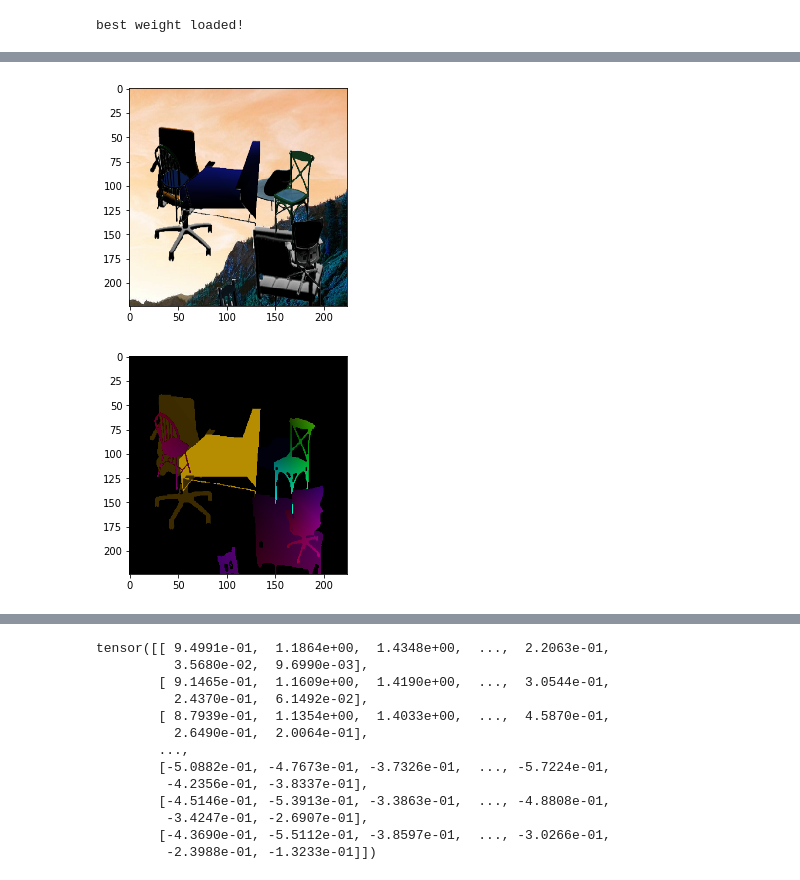
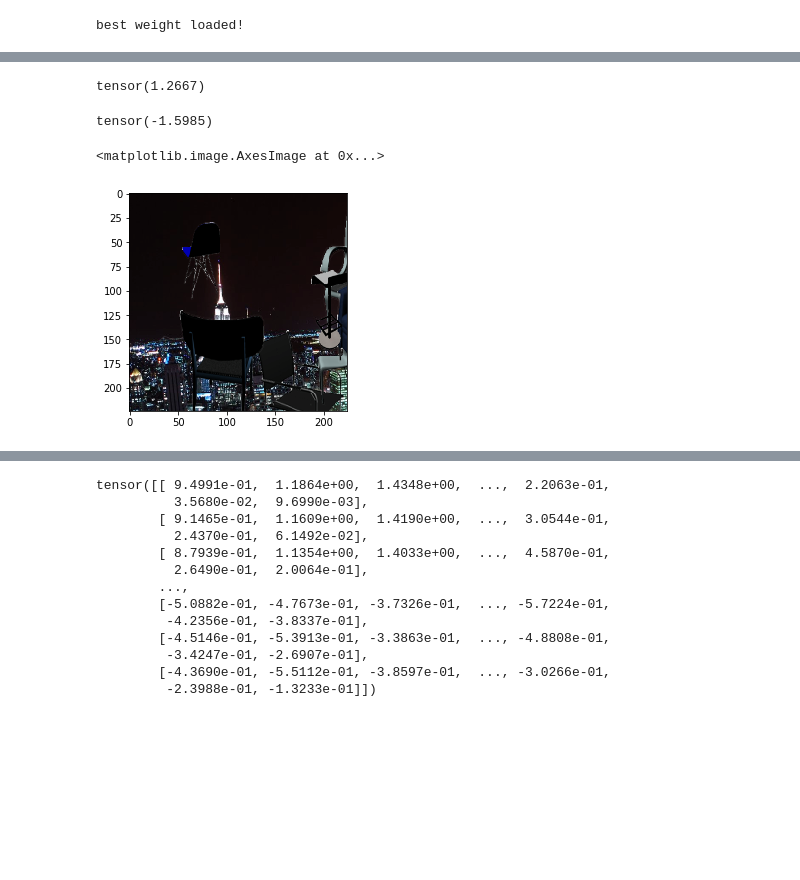
Before and after one commit to TMYuan/UnifiedNet, a Jupyter notebook: Test.ipynb, the cells around one changed output, grey strips where cells are left out. Saved outputs shown, nothing was run; the diff lists cells and outputs as text; code cells hidden in the pictures; blank space fills up the shorter version.

```diff
--- a/Test.ipynb
+++ b/Test.ipynb
@@ -163,8 +161,15 @@ torch.Size([1, 2, 224, 224])
+# %%
+img, flow = fc_train[0]
+# %%
+flow.max()
+# %% [output]
+tensor(1.2667)
+# %%
+flow.min()
+# %% [output]
+tensor(-1.5985)
 # %%
-imshow(img.squeeze())
+plt.imshow(imshow(img.squeeze()))
 # %% [output]
+<matplotlib.image.AxesImage at 0x...>
-[figure, old version]
+[figure, new version]
-# %%
-flowshow(flow.squeeze())
-# %% [output]
-[figure, removed]
```
Also changed, not shown: parts of 8 cells of this notebook, 7 other files.
